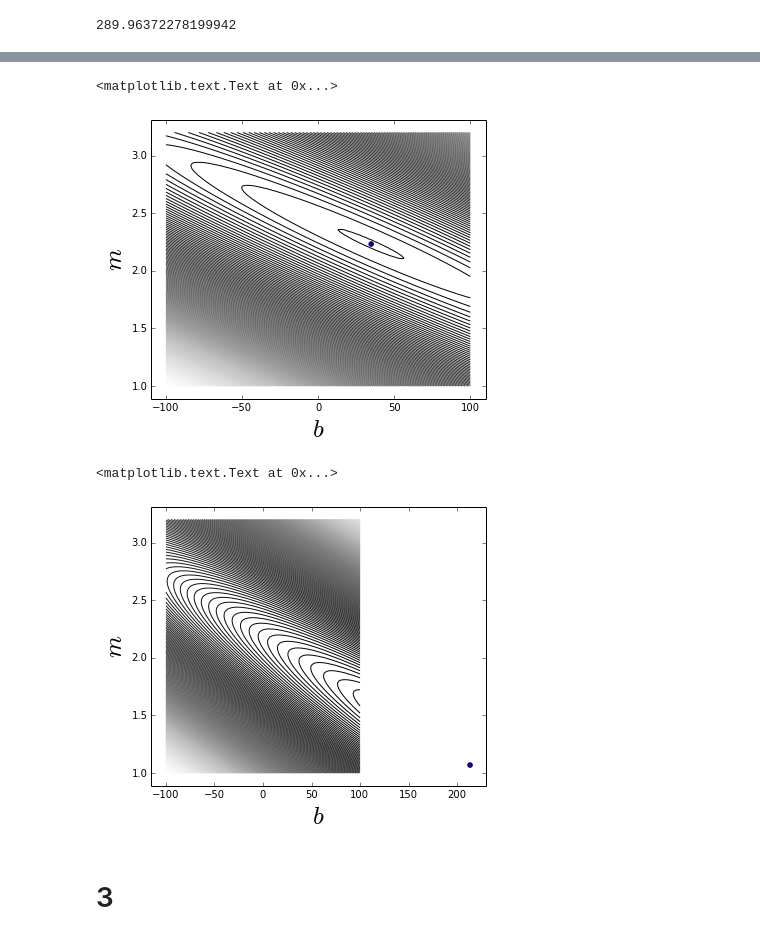
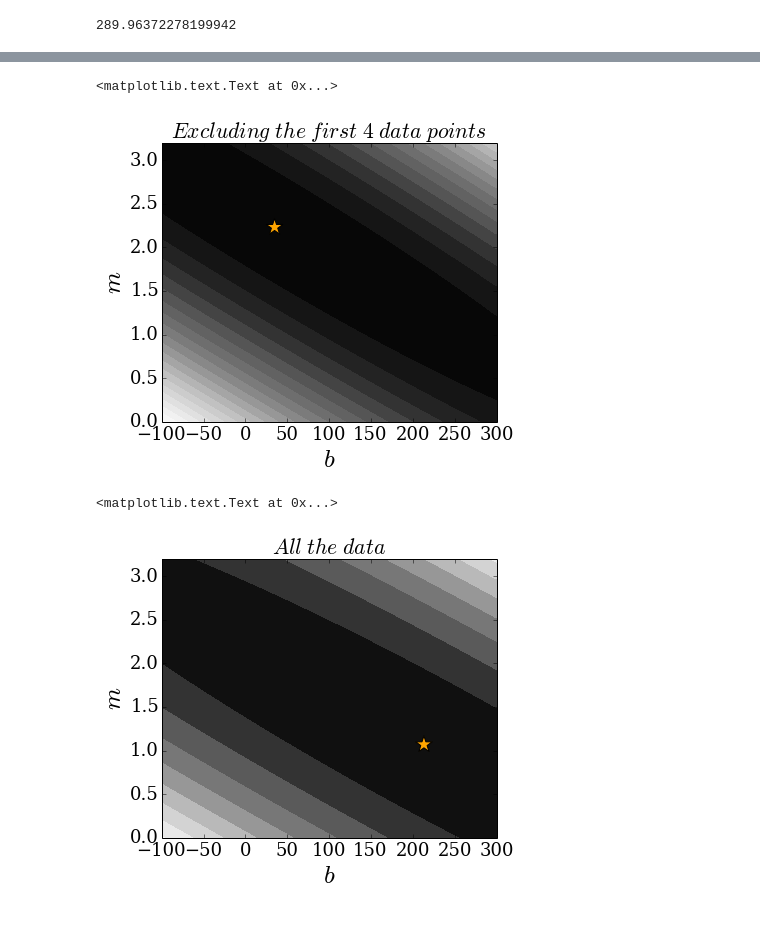
Before and after one commit to jngaravitoc/Lecture_notes_UofA, a Jupyter notebook: Instrumentation/HW2.ipynb, the cells around one changed output, grey strips where cells are left out. Saved outputs shown, nothing was run; the diff lists cells and outputs as text; code cells hidden in the pictures.

```diff
--- a/Instrumentation/HW2.ipynb
+++ b/Instrumentation/HW2.ipynb
@@ -27,5 +42,10 @@ scatter_plot(X[5:], Y[5:], sigmay=sigma_Y[5:])
 # %%
 def linear_fit1(x, y, sigmay):
+    """
+    Function to make the basic linear fit! Following Hogg (2010)
+    Eq. 5.
+
+    """
     A = np.ones((len(y), 2))
     A[:,1] = x
     C = np.zeros((len(y), len(y)))
@@ -113,31 +205,35 @@ xi2(X, Y, 1.07674752417, 213.273491976, sigma_Y)
 # %%
 N_grid = 100
-M = linspace(1, 3.2, N_grid)
-B = linspace(-100, 100, N_grid)
+M = linspace(0, 3.2, N_grid)
+B = linspace(-100, 300, N_grid)
 xi2_min = np.zeros((N_grid,N_grid))
 xi2_min2 = np.zeros((N_grid,N_grid))
 
 for m in range(N_grid):
     for b in range(N_grid):
-        xi2_min[b][m] = xi2(X[5:], Y[5:], M[m], B[b], sigma_Y[5:])
+        xi2_min[b][m] = xi2(X[4:], Y[4:], M[m], B[b], sigma_Y[4:])
         xi2_min2[b][m] = xi2(X, Y, M[m], B[b], sigma_Y)
 # %%
 figsize(6,5)
-contour(B, M, xi2_min.T, 260, cmap=cm.Greys_r)
-scatter(34.8459413134,2.23253621695)
+contourf(B, M, xi2_min.T, 20, cmap=cm.Greys_r)
+scatter(34.8459413134,2.23253621695, c='orange', marker='*', s=300)
+xlim(-100, 300)
+ylim(0, 3.2)
 xlabel('$b$', fontsize=25)
 ylabel('$m$', fontsize=25)
+title('$Excluding\ the\ first\ 4\ data\ points$')
 # %% [output]
 <matplotlib.text.Text at 0x...>
-[figure, old version]
+[figure, new version]
 # %%
 figsize(6,5)
-contour(B, M, xi2_min2.T, 260, cmap=cm.Greys_r)
-scatter(213.3,1.07)
+contourf(B, M, xi2_min2.T, 10, cmap=cm.Greys_r)
+scatter(213.3,1.07, c='orange', marker='*', s=300)
+xlim(-100, 300)
+ylim(0, 3.2)
 xlabel('$b$', fontsize=25)
 ylabel('$m$', fontsize=25)
+title('$All\ the\ data$')
 # %% [output]
 <matplotlib.text.Text at 0x...>
-[figure, old version]
+[figure, new version]
-# %% [markdown]
-# 3
```
Also changed, not shown: parts of 45 cells of this notebook.
